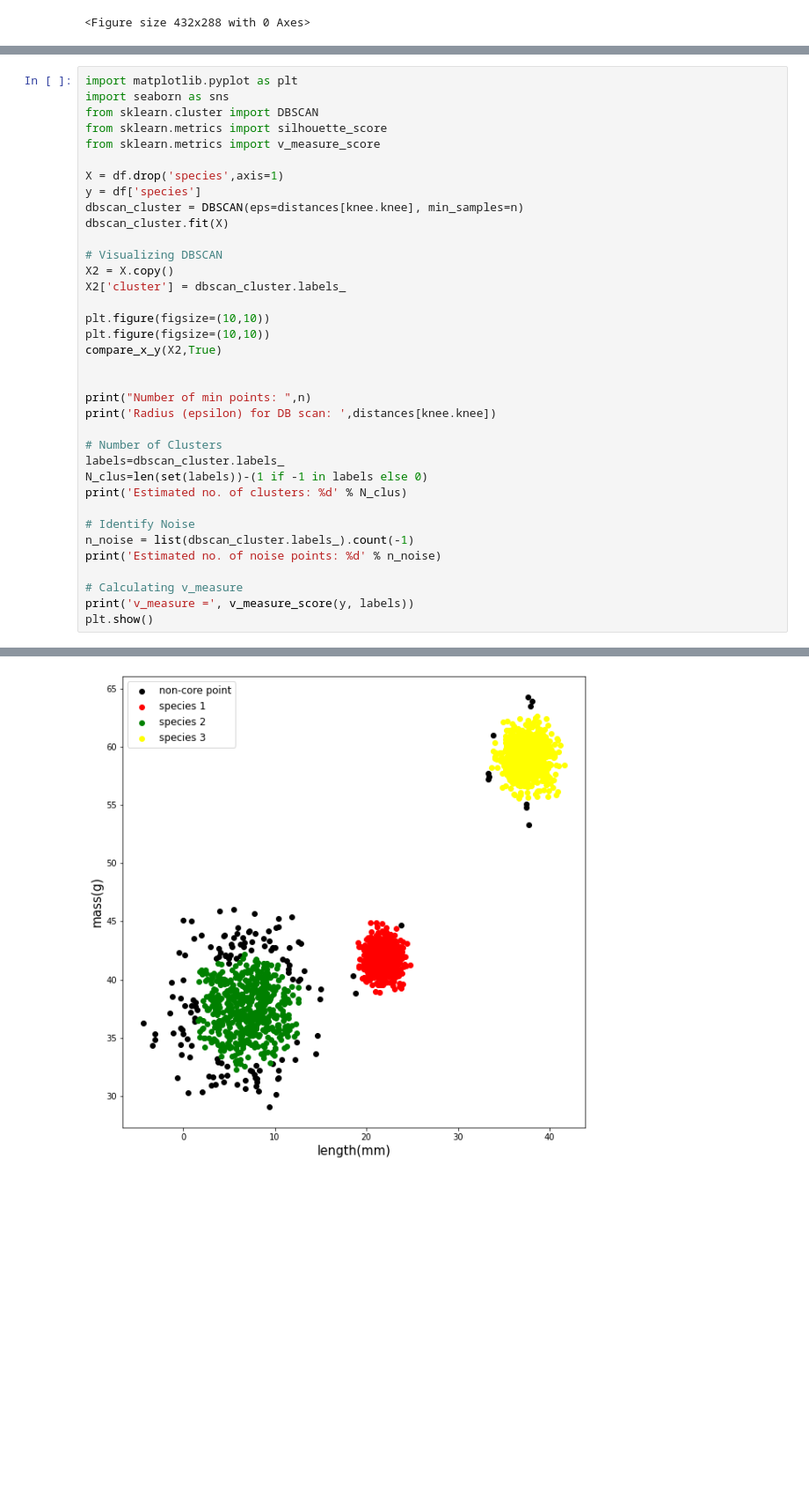
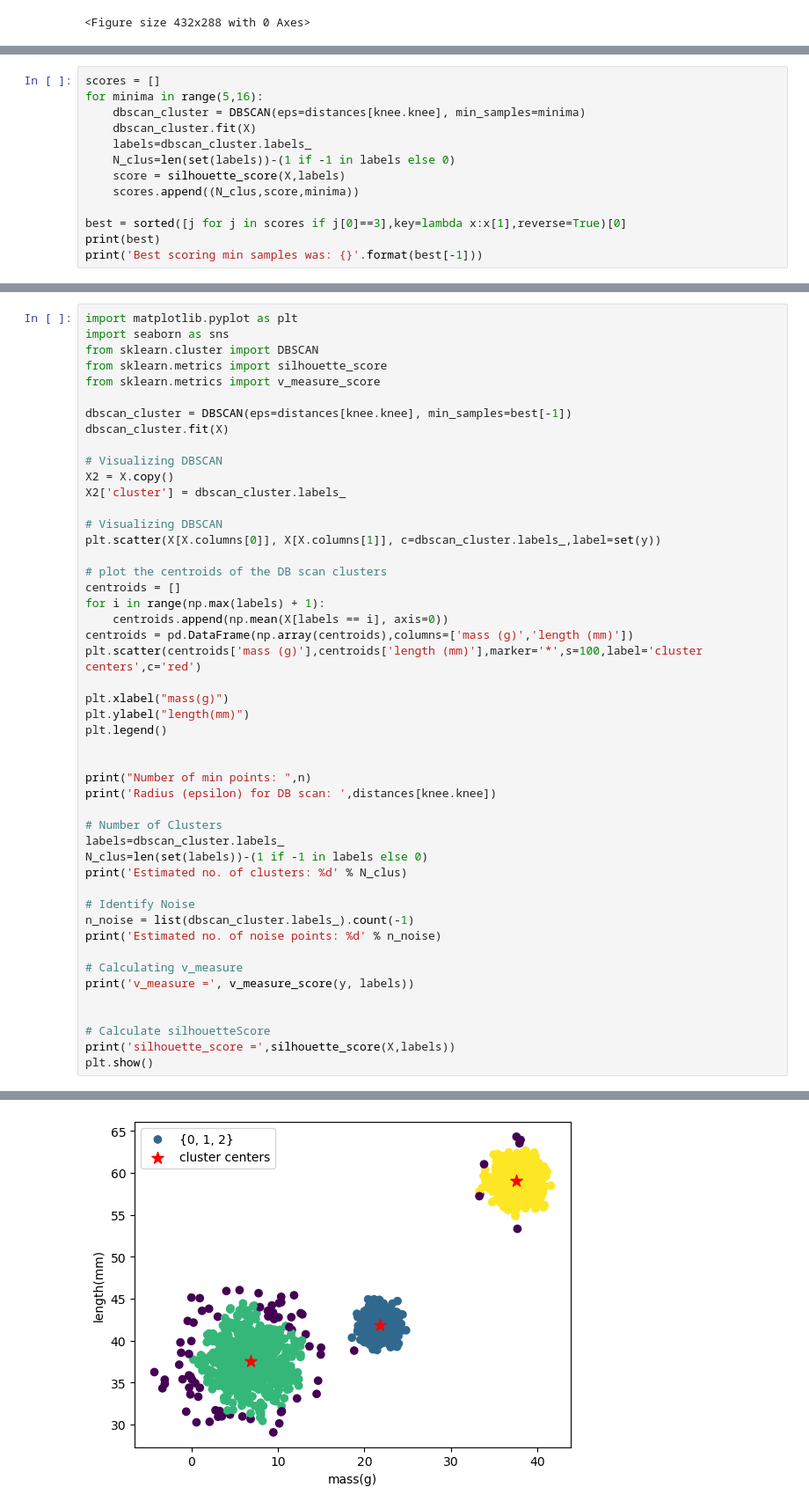
Before and after one commit to jkginfinite/teaching, a Jupyter notebook: Lectures/unsupervised_learning/DB_Scan/db_scan.ipynb, the cells around one changed output, grey strips where cells are left out. Shown at 88% size. Cells and saved outputs as stored; diff of their text form; blank space fills up the shorter version.

```diff
--- a/Lectures/unsupervised_learning/DB_Scan/db_scan.ipynb
+++ b/Lectures/unsupervised_learning/DB_Scan/db_scan.ipynb
@@ -130,0 +184,13 @@ def compare_x_y(data,legend=False):
+# %%
+scores = []
+for minima in range(5,16):
+    dbscan_cluster = DBSCAN(eps=distances[knee.knee], min_samples=minima)
+    dbscan_cluster.fit(X)
+    labels=dbscan_cluster.labels_
+    N_clus=len(set(labels))-(1 if -1 in labels else 0)
+    score = silhouette_score(X,labels)
+    scores.append((N_clus,score,minima))
+
+best = sorted([j for j in scores if j[0]==3],key=lambda x:x[1],reverse=True)[0]
+print(best)
+print('Best scoring min samples was: {}'.format(best[-1]))
@@ -135,18 +208,26 @@ from sklearn.cluster import DBSCAN
 from sklearn.metrics import silhouette_score
 from sklearn.metrics import v_measure_score
 
-X = df.drop('species',axis=1)
-y = df['species']
-dbscan_cluster = DBSCAN(eps=distances[knee.knee], min_samples=n)
+dbscan_cluster = DBSCAN(eps=distances[knee.knee], min_samples=best[-1])
 dbscan_cluster.fit(X)
 
 # Visualizing DBSCAN
 X2 = X.copy()
 X2['cluster'] = dbscan_cluster.labels_
 
-plt.figure(figsize=(10,10))
-plt.figure(figsize=(10,10))
-compare_x_y(X2,True)
+# Visualizing DBSCAN
+plt.scatter(X[X.columns[0]], X[X.columns[1]], c=dbscan_cluster.labels_,label=set(y))
+
+# plot the centroids of the DB scan clusters
+centroids = []
+for i in range(np.max(labels) + 1):
+    centroids.append(np.mean(X[labels == i], axis=0))
+centroids = pd.DataFrame(np.array(centroids),columns=['mass (g)','length (mm)'])
+plt.scatter(centroids['mass (g)'],centroids['length (mm)'],marker='*',s=100,label='cluster centers',c='red')
+
+plt.xlabel("mass(g)")
+plt.ylabel("length(mm)")
+plt.legend()
 
 
 print("Number of min points: ",n)
@@ -163,5 +244,9 @@ print('Estimated no. of noise points: %d' % n_noise)
 
 # Calculating v_measure
 print('v_measure =', v_measure_score(y, labels))
+
+
+# Calculate silhouetteScore
+print('silhouette_score =',silhouette_score(X,labels))
 plt.show()
 # %% [output]
@@ -169 +259 @@ plt.show()
-[figure, old version]
+[figure, new version]
```
Also changed, not shown: parts of 22 cells of this notebook, 1 other file.
